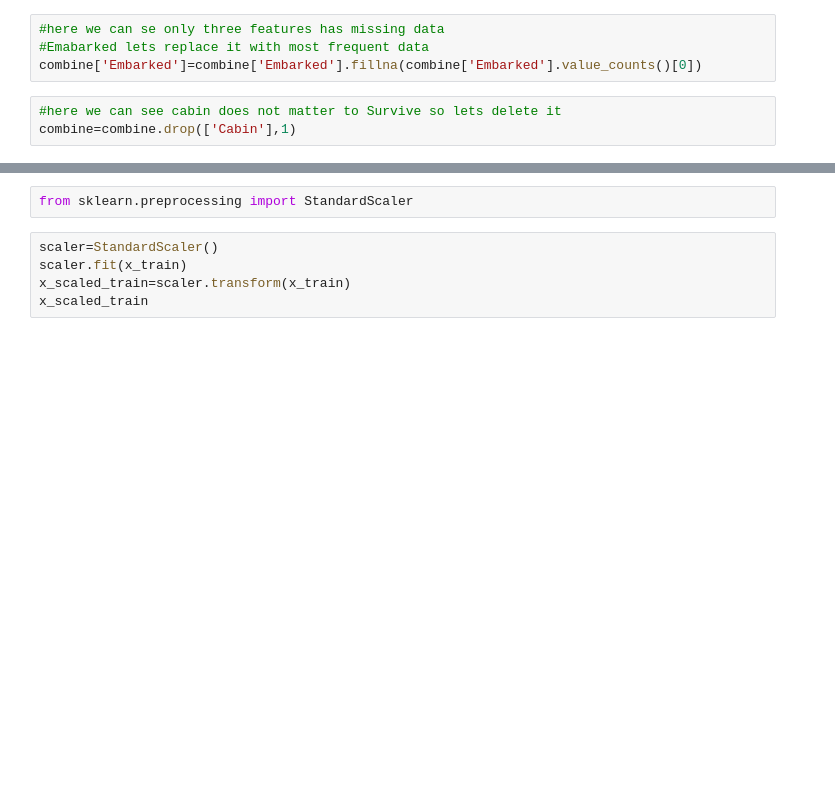
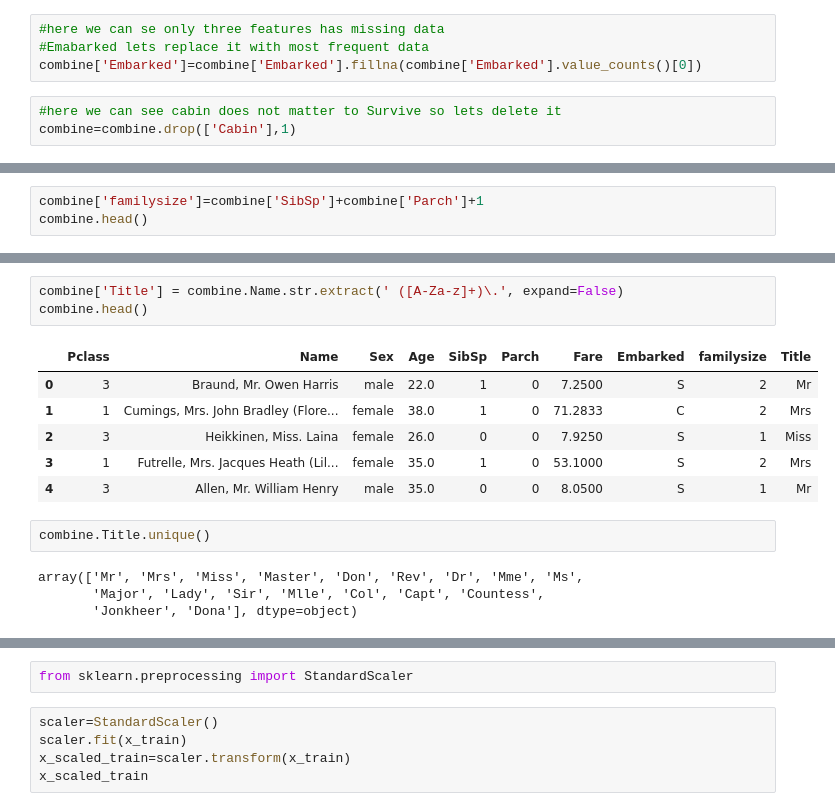
Before and after one commit to bhalalaparas/Titanic-Kaggle, a Jupyter notebook: titanic-kaggel.ipynb, the cells around one changed output, grey strips where cells are left out. Cells and saved outputs as stored; diff of their text form; blank space fills up the shorter version.

```diff
--- a/titanic-kaggel.ipynb
+++ b/titanic-kaggel.ipynb
@@ -118,0 +95,3 @@ x_test=test_raw_data.copy()
+# %%
+combine['familysize']=combine['SibSp']+combine['Parch']+1
+combine.head()
@@ -118,0 +105,16 @@ x_test=test_raw_data.copy()
+# %%
+combine['Title'] = combine.Name.str.extract(' ([A-Za-z]+)\.', expand=False)
+combine.head()
+# %% [output]
+|  | Pclass | Name | Sex | Age | SibSp | Parch | Fare | Embarked | familysize | Title |
+| 0 | 3 | Braund, Mr. Owen Harris | male | 22.0 | 1 | 0 | 7.2500 | S | 2 | Mr |
+| 1 | 1 | Cumings, Mrs. John Bradley (Flore... | female | 38.0 | 1 | 0 | 71.2833 | C | 2 | Mrs |
+| 2 | 3 | Heikkinen, Miss. Laina | female | 26.0 | 0 | 0 | 7.9250 | S | 1 | Miss |
+| 3 | 1 | Futrelle, Mrs. Jacques Heath (Lil... | female | 35.0 | 1 | 0 | 53.1000 | S | 2 | Mrs |
+| 4 | 3 | Allen, Mr. William Henry | male | 35.0 | 0 | 0 | 8.0500 | S | 1 | Mr |
+# %%
+combine.Title.unique()
+# %% [output]
+array(['Mr', 'Mrs', 'Miss', 'Master', 'Don', 'Rev', 'Dr', 'Mme', 'Ms',
+       'Major', 'Lady', 'Sir', 'Mlle', 'Col', 'Capt', 'Countess',
+       'Jonkheer', 'Dona'], dtype=object)
```
Also changed, not shown: parts of 58 cells of this notebook.
